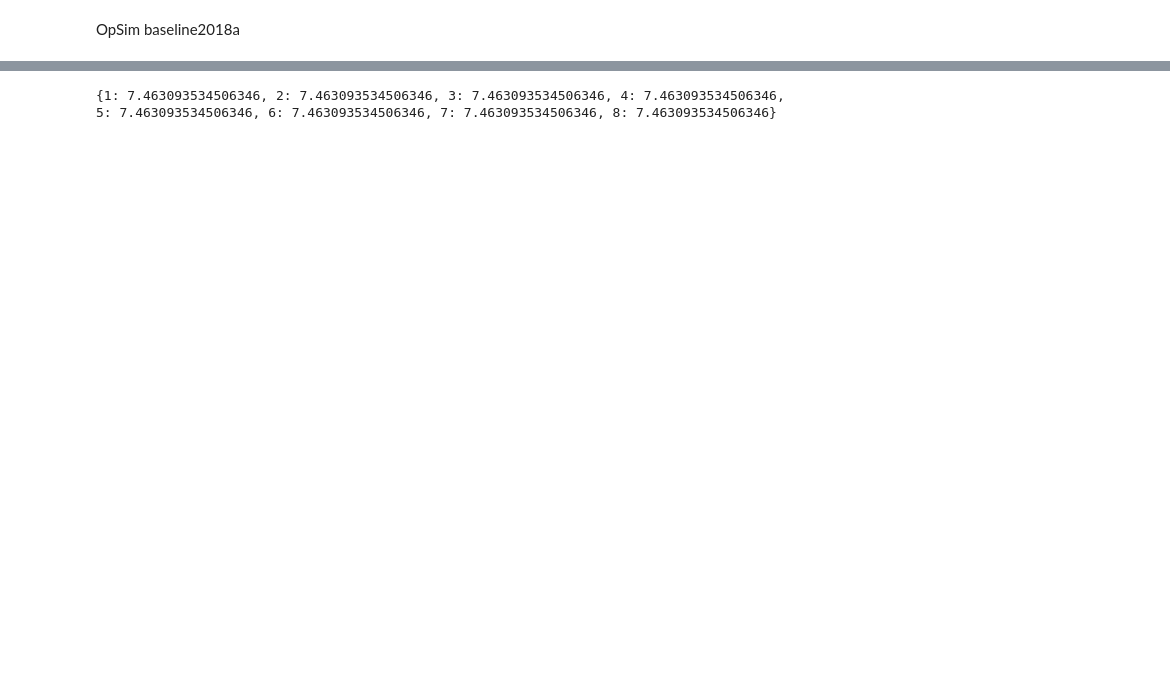
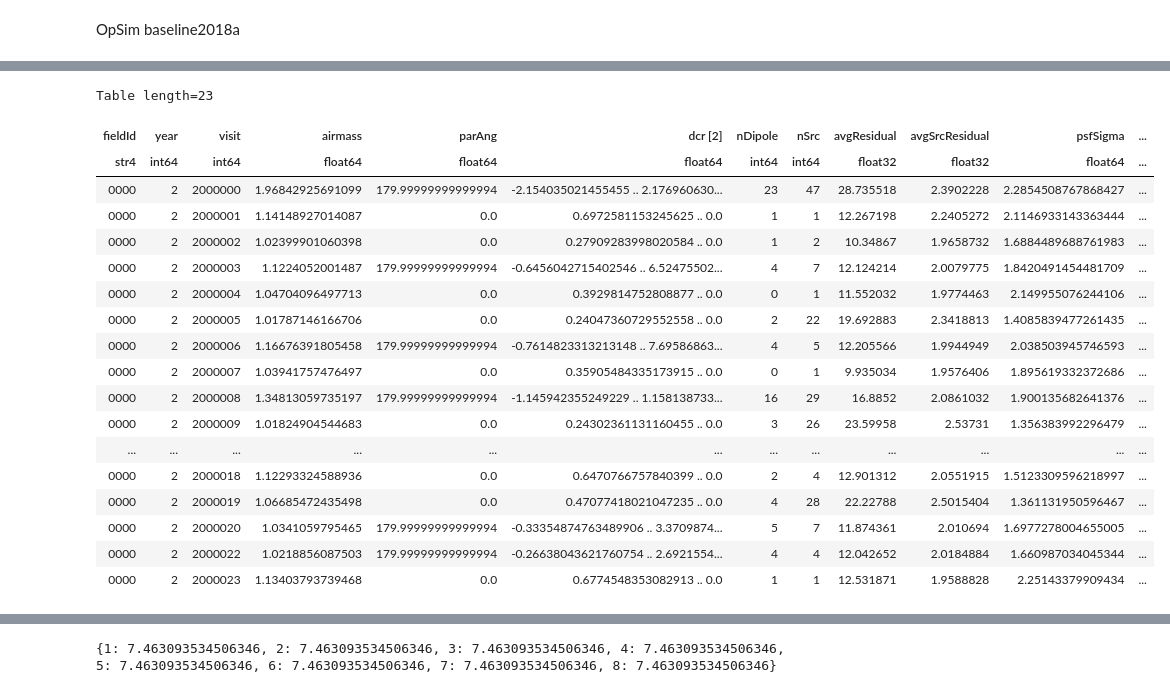
Before and after one commit to lsst-dm/experimental_DCR, a Jupyter notebook: DM-18709 image difference source detection.ipynb, the cells around one changed output, grey strips where cells are left out. Drawn from its saved outputs; the diff is of its cells as text; code cells hidden in the pictures; blank space fills up the shorter version.

```diff
--- a/DM-18709 image difference source detection.ipynb
+++ b/DM-18709 image difference source detection.ipynb
@@ -37,3 +37,10 @@ def extract_dcr(field_table, fieldId):
 # %%
 seeing_id = 1
 visits_alerts = [[2000000, 2000023]]
+# %%
+seeing_name = "%i/" % 8
+deep_or_dcr = 'deep'
+rerun = deep_rerun_base if deep_or_dcr == 'deep' else dcr_rerun_base
+butler = daf_persistence.Butler(base_dir + opsim_version + varPSF_run + rerun + seeing_name)
+dataId = {'visit': visits_alerts[0][0], 'filter': 'g'}
+dia_src = butler.get(deep_or_dcr +"Diff_diaSrc", dataId=dataId)
@@ -40,23 +96,25 @@ visits_alerts = [[2000000, 2000023]]
+# %%
+butler0 = daf_persistence.Butler(base_dir + opsim_version + varPSF_run + deep_rerun_base + "1/")
+ref_dataId = {'visit': visits_alerts[0][0] + 1, 'filter': 'g'}
+significance_image = butler0.get("calexp", dataId=ref_dataId)
+mask = significance_image.mask
+significance_image = significance_image.image.array
+significance_image[~np.isfinite(significance_image)] = 0.
+significance_image = np.abs(significance_image)
+significance_image[significance_image > 100] = 100.
 # %%
 template_deep = {}
 alerts_deep = {}
-template_dcr = {}
-alerts_dcr = {}
 for seeing_id in range(1, 9):
     seeing_name = "%i/" % seeing_id
     visits_template = [[1010000 + (seeing_id - 1)*100, 1010007 + (seeing_id - 1)*100]]
     template_deep0, alerts_deep0 = load_diffim(base_dir + opsim_version + varPSF_run,
                                                deep_rerun_base + seeing_name, dcr_rerun_base + seeing_name,
                                                visits_template, visits_alerts,
-                                               filter_name='g', coaddName='deep')
+                                               filter_name='g', coaddName='deep',
+                                               mask=mask, significance_image=significance_image)
     template_deep[seeing_id] = template_deep0
     alerts_deep[seeing_id] = alerts_deep0
-    template_dcr0, alerts_dcr0 = load_diffim(base_dir + opsim_version + varPSF_run,
-                                             deep_rerun_base + seeing_name, dcr_rerun_base + seeing_name,
-                                             visits_template, visits_alerts,
-                                             filter_name='g', coaddName='dcr')
-    template_dcr[seeing_id] = template_dcr0
-    alerts_dcr[seeing_id] = alerts_dcr0
 # %% [output]
 Skipping 2000021, no data.
 Skipping 2000021, no data.
@@ -95,0 +127,13 @@ array([False, False, False, False, False, False, False, False])
+# %%
+template_dcr = {}
+alerts_dcr = {}
+for seeing_id in range(1, 9):
+    seeing_name = "%i/" % seeing_id
+    visits_template = [[1010000 + (seeing_id - 1)*100, 1010007 + (seeing_id - 1)*100]]
+    template_dcr0, alerts_dcr0 = load_diffim(base_dir + opsim_version + varPSF_run,
+                                             deep_rerun_base + seeing_name, dcr_rerun_base + seeing_name,
+                                             visits_template, visits_alerts,
+                                             filter_name='g', coaddName='dcr',
+                                             mask=mask, significance_image=significance_image)
+    template_dcr[seeing_id] = template_dcr0
+    alerts_dcr[seeing_id] = alerts_dcr0
@@ -95,0 +149,22 @@ array([False, False, False, False, False, False, False, False])
+# %%
+alerts_dcr[8]
+# %% [output]
+Table length=23
+| fieldId | year | visit | airmass | parAng | dcr [2] | nDipole | nSrc | avgResidual | avgSrcResidual | psfSigma | ... |
+| str4 | int64 | int64 | float64 | float64 | float64 | int64 | int64 | float32 | float32 | float64 | ... |
+| 0000 | 2 | 2000000 | 1.96842925691099 | 179.99999999999994 | -2.154035021455455 .. 2.176960630... | 23 | 47 | 28.735518 | 2.3902228 | 2.2854508767868427 | ... |
+| 0000 | 2 | 2000001 | 1.14148927014087 | 0.0 | 0.6972581153245625 .. 0.0 | 1 | 1 | 12.267198 | 2.2405272 | 2.1146933143363444 | ... |
+| 0000 | 2 | 2000002 | 1.02399901060398 | 0.0 | 0.27909283998020584 .. 0.0 | 1 | 2 | 10.34867 | 1.9658732 | 1.6884489688761983 | ... |
+| 0000 | 2 | 2000003 | 1.1224052001487 | 179.99999999999994 | -0.6456042715402546 .. 6.52475502... | 4 | 7 | 12.124214 | 2.0079775 | 1.8420491454481709 | ... |
+| 0000 | 2 | 2000004 | 1.04704096497713 | 0.0 | 0.3929814752808877 .. 0.0 | 0 | 1 | 11.552032 | 1.9774463 | 2.149955076244106 | ... |
+| 0000 | 2 | 2000005 | 1.01787146166706 | 0.0 | 0.24047360729552558 .. 0.0 | 2 | 22 | 19.692883 | 2.3418813 | 1.4085839477261435 | ... |
+| 0000 | 2 | 2000006 | 1.16676391805458 | 179.99999999999994 | -0.7614823313213148 .. 7.69586863... | 4 | 5 | 12.205566 | 1.9944949 | 2.038503945746593 | ... |
+| 0000 | 2 | 2000007 | 1.03941757476497 | 0.0 | 0.35905484335173915 .. 0.0 | 0 | 1 | 9.935034 | 1.9576406 | 1.895619332372686 | ... |
+| 0000 | 2 | 2000008 | 1.34813059735197 | 179.99999999999994 | -1.145942355249229 .. 1.158138733... | 16 | 29 | 16.8852 | 2.0861032 | 1.900135682641376 | ... |
+| 0000 | 2 | 2000009 | 1.01824904544683 | 0.0 | 0.24302361131160455 .. 0.0 | 3 | 26 | 23.59958 | 2.53731 | 1.356383992296479 | ... |
+| ... | ... | ... | ... | ... | ... | ... | ... | ... | ... | ... | ... |
+| 0000 | 2 | 2000018 | 1.12293324588936 | 0.0 | 0.6470766757840399 .. 0.0 | 2 | 4 | 12.901312 | 2.0551915 | 1.5123309596218997 | ... |
+| 0000 | 2 | 2000019 | 1.06685472435498 | 0.0 | 0.47077418021047235 .. 0.0 | 4 | 28 | 22.22788 | 2.5015404 | 1.361131950596467 | ... |
+| 0000 | 2 | 2000020 | 1.0341059795465 | 179.99999999999994 | -0.33354874763489906 .. 3.3709874... | 5 | 7 | 11.874361 | 2.010694 | 1.6977278004655005 | ... |
+| 0000 | 2 | 2000022 | 1.0218856087503 | 179.99999999999994 | -0.26638043621760754 .. 2.6921554... | 4 | 4 | 12.042652 | 2.0184884 | 1.660987034045344 | ... |
+| 0000 | 2 | 2000023 | 1.13403793739468 | 0.0 | 0.6774548353082913 .. 0.0 | 1 | 1 | 12.531871 | 1.9588828 | 2.25143379909434 | ... |
```
Also changed, not shown: parts of 49 cells of this notebook, 5 other files.
